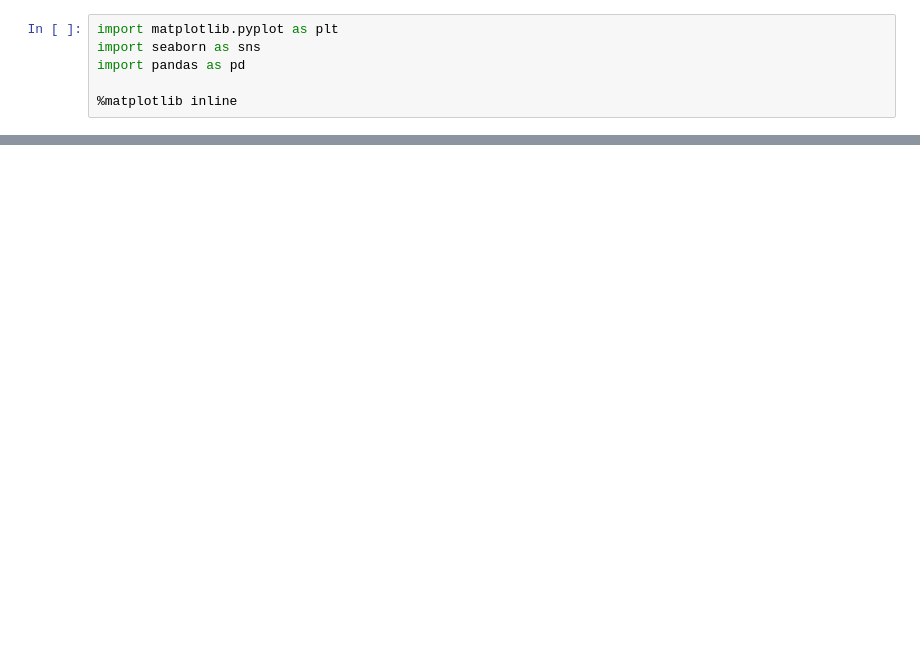
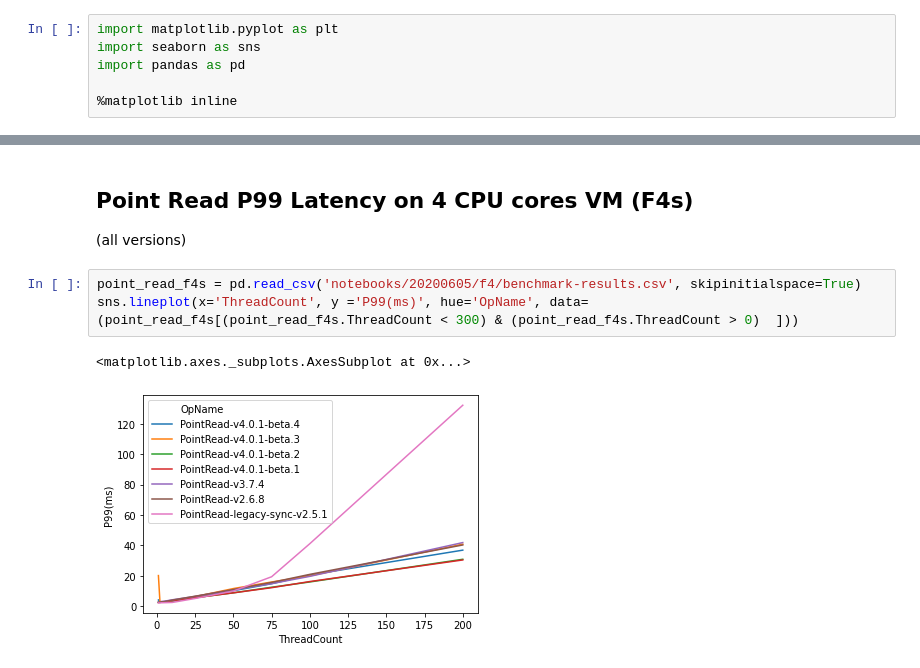
Before and after one commit to aravind-work/cosmosdb-benchmark-runner, a Jupyter notebook: PointRead-perf.ipynb, the cells around one changed output, grey strips where cells are left out. Drawn from its saved outputs; the diff is of its cells as text; blank space fills up the shorter version.

```diff
--- a/PointRead-perf.ipynb
+++ b/PointRead-perf.ipynb
@@ -39,0 +42,9 @@ sns.lineplot(x='ThreadCount', y ='Throughput(ops/s)', hue='OpName', data=(point_
+# %% [markdown]
+## Point Read P99 Latency on 4 CPU cores VM (F4s)
+(all versions)
+# %%
+point_read_f4s = pd.read_csv('notebooks/20200605/f4/benchmark-results.csv', skipinitialspace=True)
+sns.lineplot(x='ThreadCount', y ='P99(ms)', hue='OpName', data=(point_read_f4s[(point_read_f4s.ThreadCount < 300) & (point_read_f4s.ThreadCount > 0)  ]))
+# %% [output]
+<matplotlib.axes._subplots.AxesSubplot at 0x...>
+[figure, added]
```
Also changed, not shown: parts of 8 cells of this notebook.
